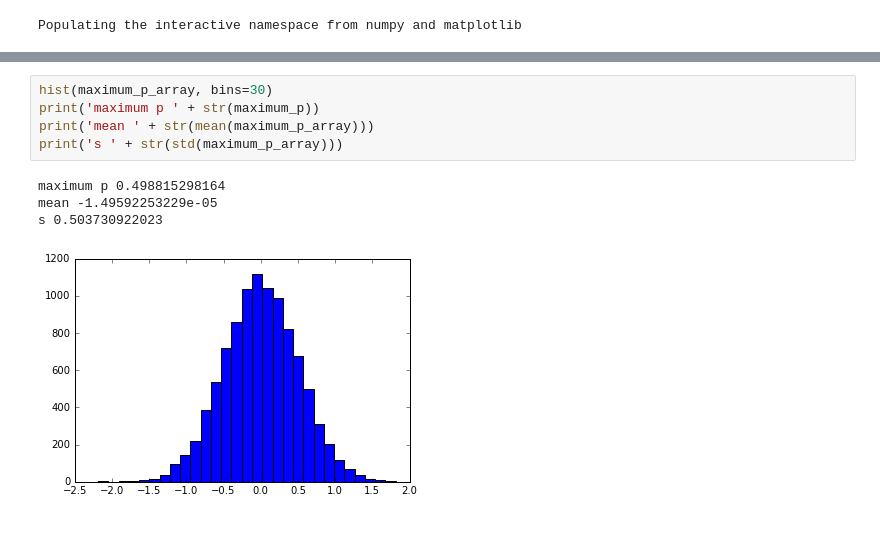
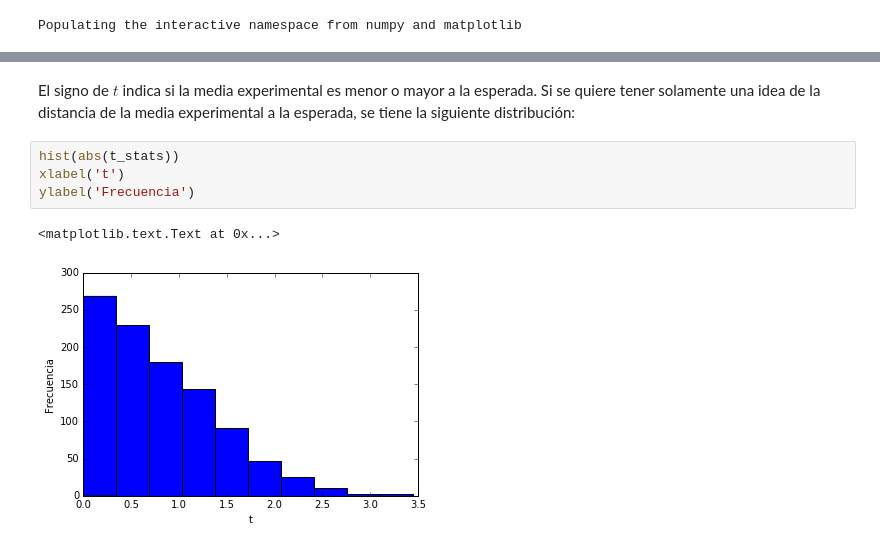
Before and after one commit to scaldas/MCA_EjerciciosESLCap2, a Jupyter notebook: experimento/InFunctionOfNumerOfExperiments.ipynb, the cells around one changed output, grey strips where cells are left out. Cells and saved outputs as stored; diff of their text form.

```diff
--- a/experimento/InFunctionOfNumerOfExperiments.ipynb
+++ b/experimento/InFunctionOfNumerOfExperiments.ipynb
@@ -86,10 +116,9 @@ s 0.494853841217
-# %%
-hist(maximum_p_array, bins=30)
-print('maximum p ' + str(maximum_p))
-print('mean ' + str(mean(maximum_p_array)))
-print('s ' + str(std(maximum_p_array)))
-# %% [output]
-maximum p 0.498815298164
-mean -1.49592253229e-05
-s 0.503730922023
-[figure, removed]
+# %% [markdown]
+<p>El signo de $t$ indica si la media experimental es menor o mayor a la esperada. Si se quiere tener solamente una idea de la distancia de la media experimental a la esperada, se tiene la siguiente distribución:</p>
+# %%
+hist(abs(t_stats))
+xlabel('t')
+ylabel('Frecuencia')
+# %% [output]
+<matplotlib.text.Text at 0x...>
+[figure, added]
```
Also changed, not shown: parts of 16 cells of this notebook, 2 other files.
